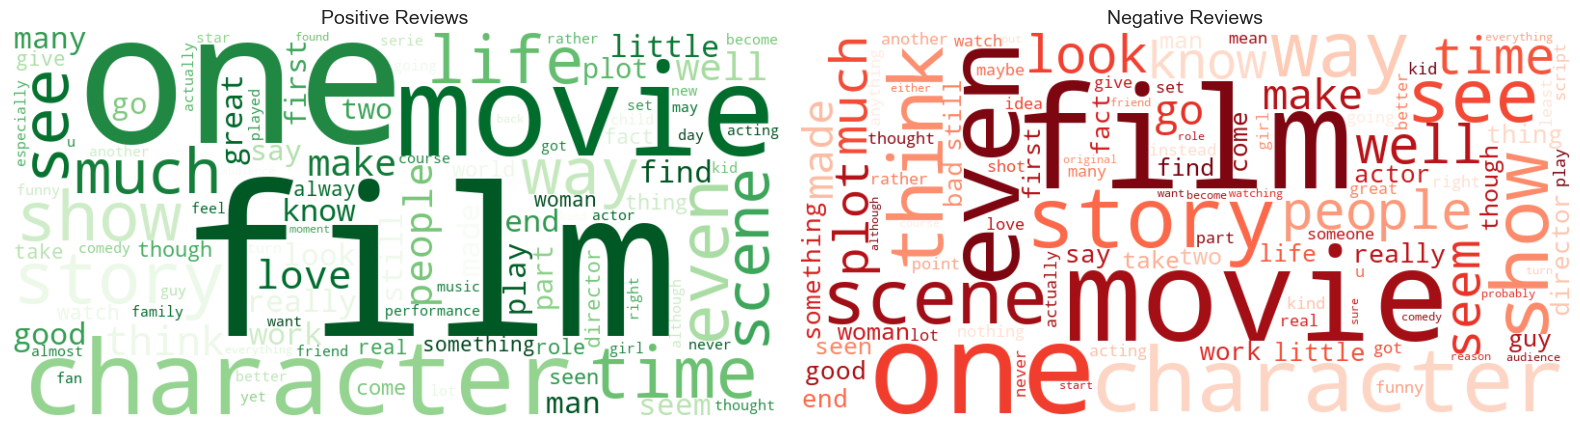
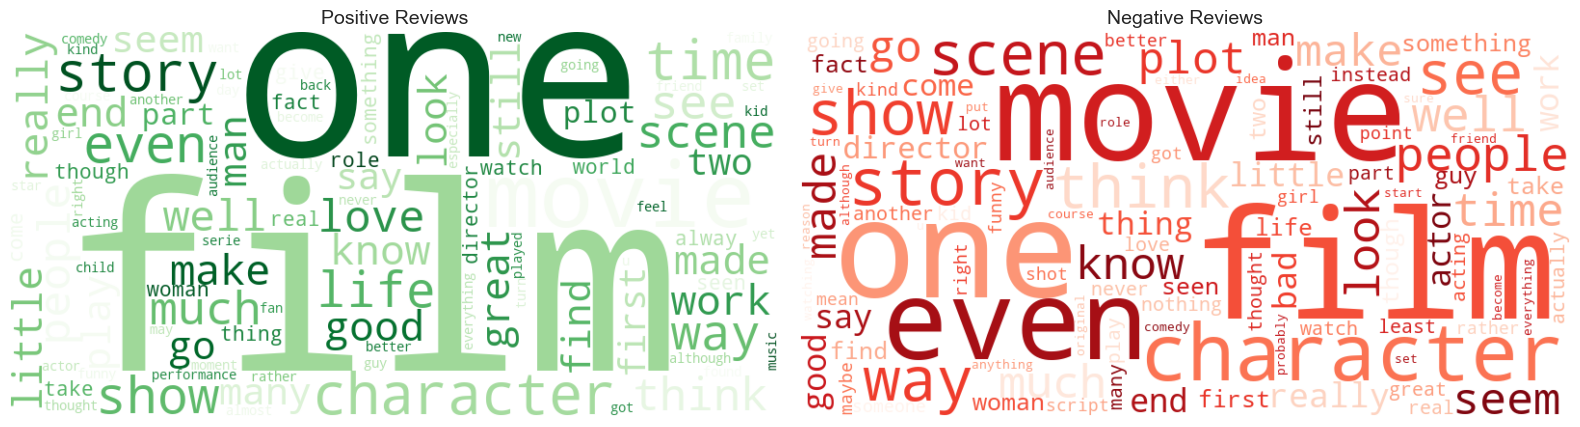
The notebook cell's code change between the first figure and the second:
--- before
+++ after
@@ -15,5 +15,3 @@
 
 plt.tight_layout()
-plt.savefig('wordclouds.png', dpi=150, bbox_inches='tight')
 plt.show()
-print("Word clouds saved as wordclouds.png")

Commit: Updated notebook